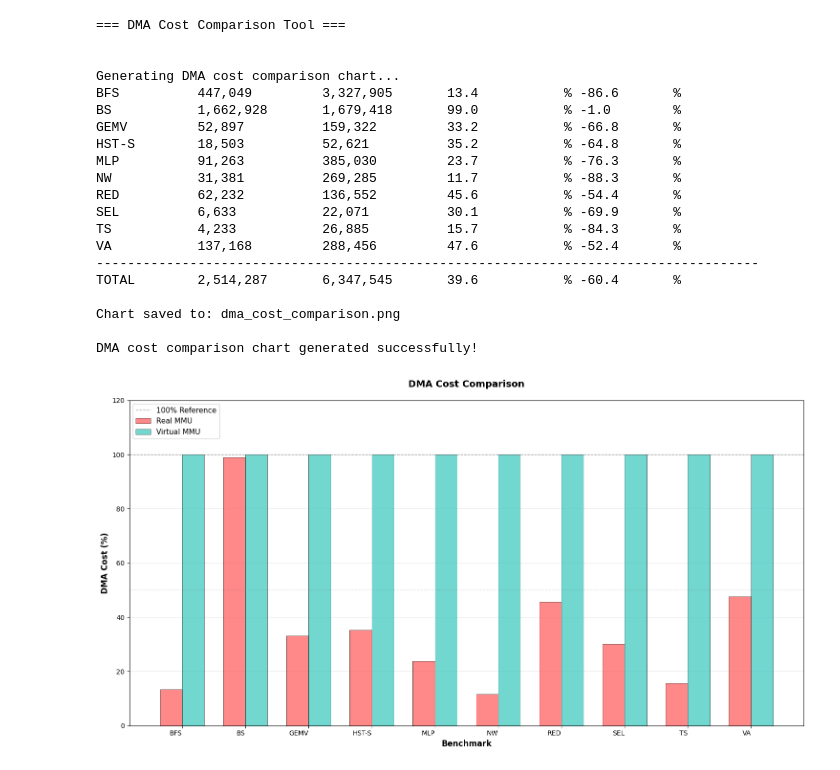
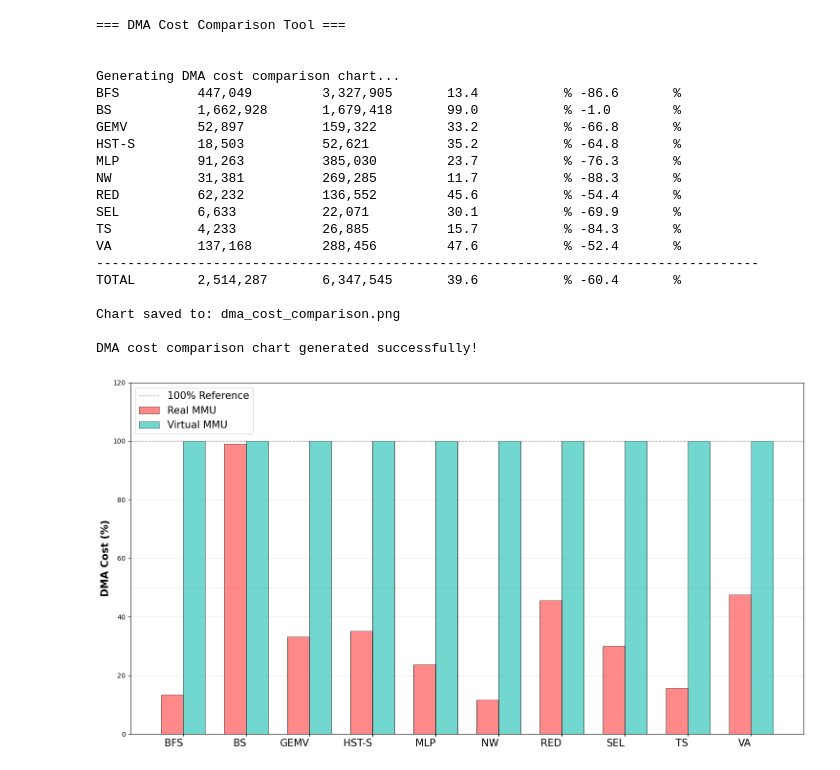
Before and after one commit to niwehao/Faho-Sim, a Jupyter notebook: uPIMulator_backend/result/draw_mmu.ipynb, the cells around one changed output. Saved outputs shown, nothing was run; the diff lists cells and outputs as text; code cells hidden in the pictures.

```diff
--- a/uPIMulator_backend/result/draw_mmu.ipynb
+++ b/uPIMulator_backend/result/draw_mmu.ipynb
@@ -100,12 +100,10 @@ def create_dma_cost_comparison_chart(table1_data, table2_data, save_path=None):
                    color=colors['syn'], alpha=0.8, edgecolor='black', linewidth=0.5)
 
     # Customize the chart
-    ax.set_xlabel('Benchmark', fontsize=12, fontweight='bold')
-    ax.set_ylabel('DMA Cost (%)', fontsize=12, fontweight='bold')
-    ax.set_title('DMA Cost Comparison',
-                fontsize=14, fontweight='bold', pad=20)
+    ax.set_ylabel('DMA Cost (%)', fontsize=15, fontweight='bold')
+
     ax.set_xticks(x_pos)
-    ax.set_xticklabels(sorted_codes, fontsize=10, rotation=0, ha='right')
+    ax.set_xticklabels(sorted_codes, fontsize=15, rotation=0, ha='right')
 
     # Set y-axis limit to 120% for better visualization
     ax.set_ylim(0, 120)
@@ -115,7 +113,7 @@ def create_dma_cost_comparison_chart(table1_data, table2_data, save_path=None):
     ax.axhline(y=50, color='gray', linestyle=':', alpha=0.5, linewidth=0.8)
 
     # Add legend
-    ax.legend(loc='upper left', fontsize=11)
+    ax.legend(loc='upper left', fontsize=15)
 
     # Add grid for better readability
     ax.grid(True, alpha=0.3, axis='y')
@@ -180,31 +178,31 @@ def main(csv_file1=None, csv_file2=None):
         print("Failed to create chart.")
         return
 
     fig, ax, sorted_codes = result
 
     print("\nDMA cost comparison chart generated successfully!")
 
 if __name__ == "__main__":
     main("mmu/result.csv", "vmmu/result.csv")
 # %% [output]
 === DMA Cost Comparison Tool ===
 
 
 Generating DMA cost comparison chart...
 BFS          447,049         3,327,905       13.4           % -86.6       %
 BS           1,662,928       1,679,418       99.0           % -1.0        %
 GEMV         52,897          159,322         33.2           % -66.8       %
 HST-S        18,503          52,621          35.2           % -64.8       %
 MLP          91,263          385,030         23.7           % -76.3       %
 NW           31,381          269,285         11.7           % -88.3       %
 RED          62,232          136,552         45.6           % -54.4       %
 SEL          6,633           22,071          30.1           % -69.9       %
 TS           4,233           26,885          15.7           % -84.3       %
 VA           137,168         288,456         47.6           % -52.4       %
 -------------------------------------------------------------------------------------
 TOTAL        2,514,287       6,347,545       39.6           % -60.4       %
 
 Chart saved to: dma_cost_comparison.png
 
 DMA cost comparison chart generated successfully!
-[figure, old version]
+[figure, new version]
```
Also changed, not shown: 5 other files.
